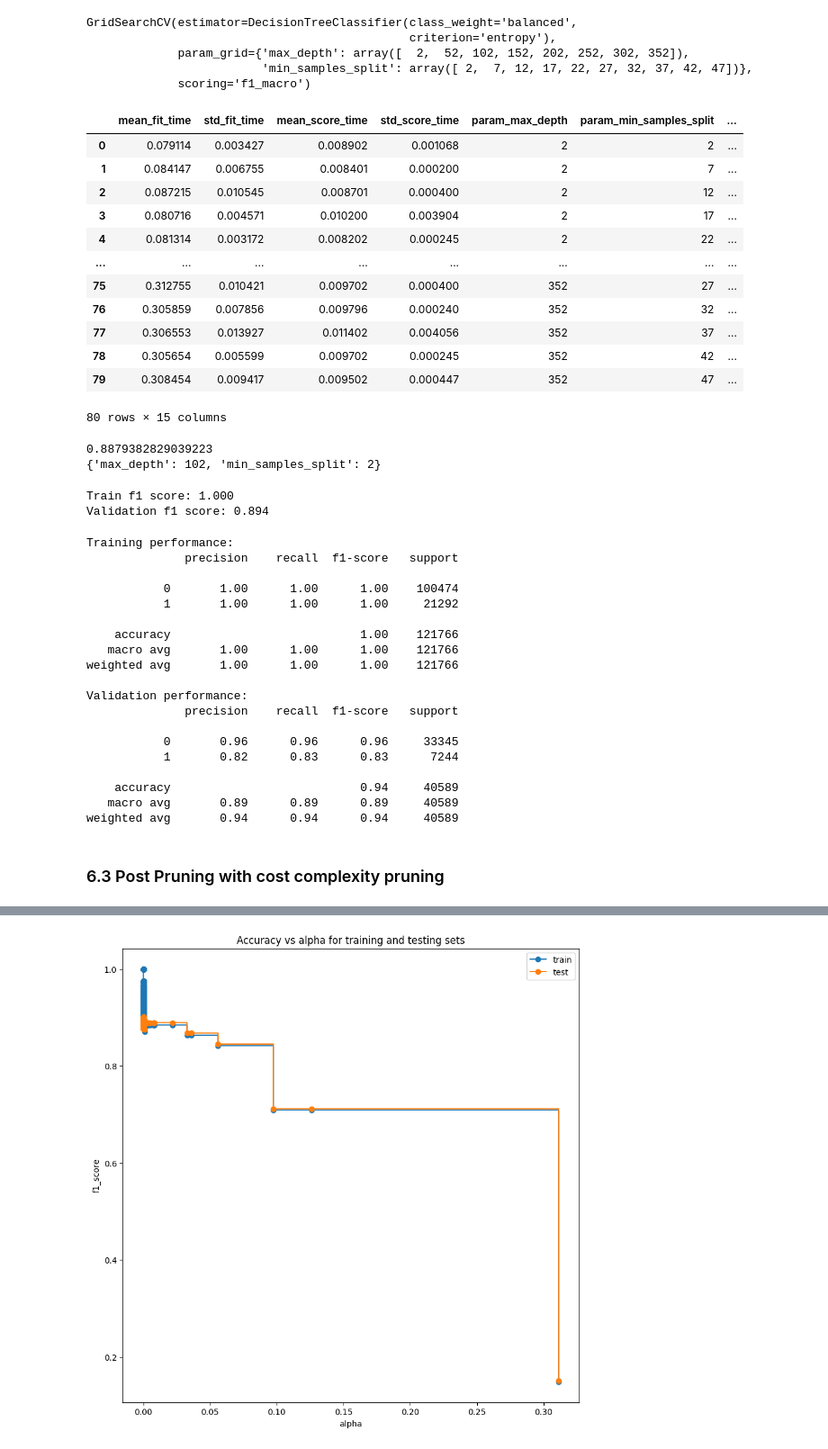
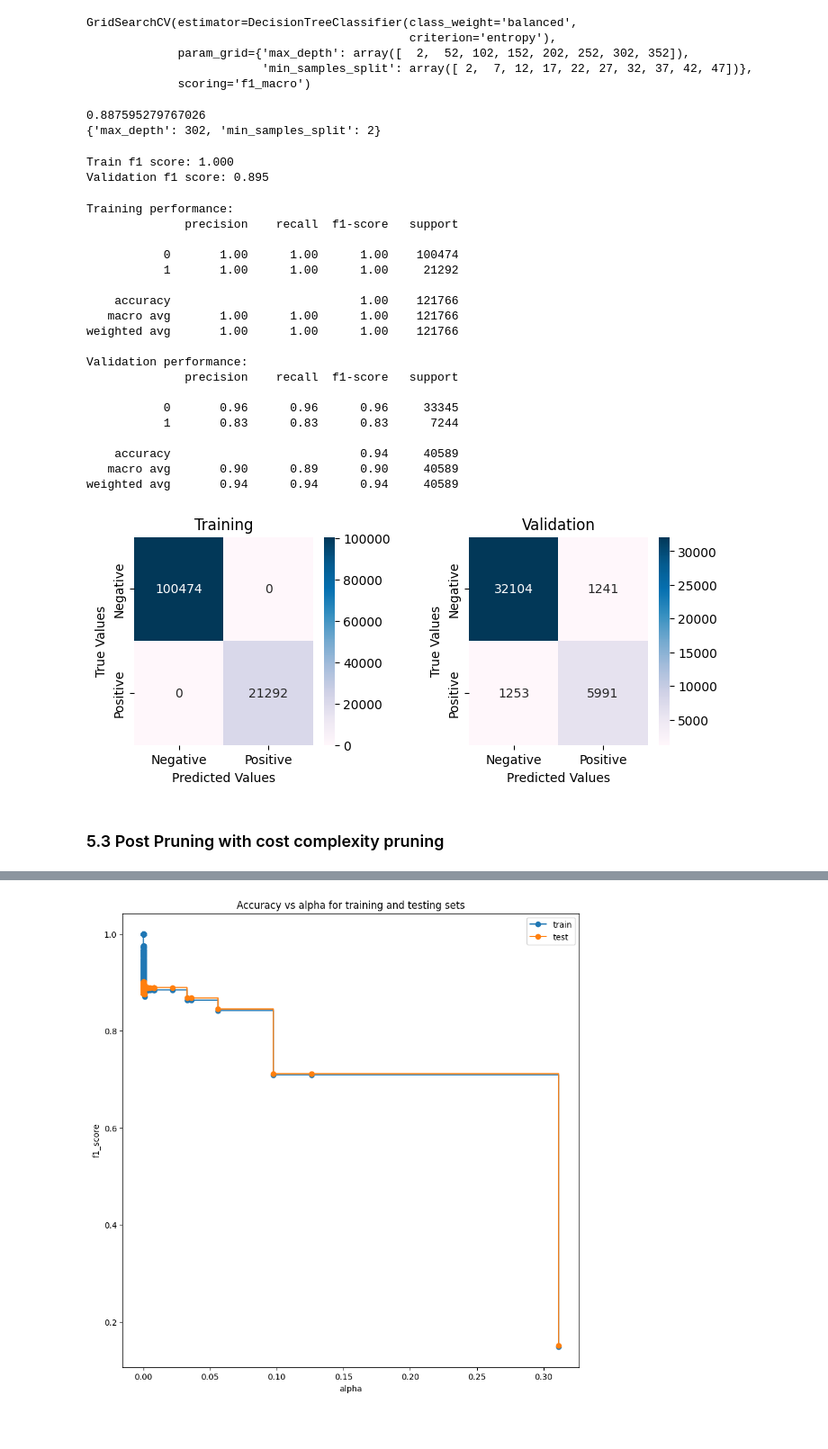
Before and after one commit to LocVu-Tim/COSC2753_A1_s3891483, a Jupyter notebook: notebooks/main.ipynb, the cells around one changed output, grey strips where cells are left out. Shown at 90% size. Saved outputs shown, nothing was run; the diff lists cells and outputs as text; code cells hidden in the pictures; blank space fills up the shorter version.

```diff
--- a/notebooks/main.ipynb
+++ b/notebooks/main.ipynb
@@ -957,46 +893,28 @@ GridSearchCV(estimator=DecisionTreeClassifier(class_weight='balanced',
              param_grid={'max_depth': array([  2,  52, 102, 152, 202, 252, 302, 352]),
                          'min_samples_split': array([ 2,  7, 12, 17, 22, 27, 32, 37, 42, 47])},
              scoring='f1_macro')
-# %%
-pd.DataFrame(Gridclf.cv_results_)
-# %% [output]
-|  | mean_fit_time | std_fit_time | mean_score_time | std_score_time | param_max_depth | param_min_samples_split | ... |
-| 0 | 0.079114 | 0.003427 | 0.008902 | 0.001068 | 2 | 2 | ... |
-| 1 | 0.084147 | 0.006755 | 0.008401 | 0.000200 | 2 | 7 | ... |
-| 2 | 0.087215 | 0.010545 | 0.008701 | 0.000400 | 2 | 12 | ... |
-| 3 | 0.080716 | 0.004571 | 0.010200 | 0.003904 | 2 | 17 | ... |
-| 4 | 0.081314 | 0.003172 | 0.008202 | 0.000245 | 2 | 22 | ... |
-| ... | ... | ... | ... | ... | ... | ... | ... |
-| 75 | 0.312755 | 0.010421 | 0.009702 | 0.000400 | 352 | 27 | ... |
-| 76 | 0.305859 | 0.007856 | 0.009796 | 0.000240 | 352 | 32 | ... |
-| 77 | 0.306553 | 0.013927 | 0.011402 | 0.004056 | 352 | 37 | ... |
-| 78 | 0.305654 | 0.005599 | 0.009702 | 0.000245 | 352 | 42 | ... |
-| 79 | 0.308454 | 0.009417 | 0.009502 | 0.000447 | 352 | 47 | ... |
-80 rows × 15 columns
 # %%
 print(Gridclf.best_score_)
 print(Gridclf.best_params_)
-
-clf_tree = Gridclf.best_estimator_
 # %% [output]
-0.8879382829039223
-{'max_depth': 102, 'min_samples_split': 2}
+0.887595279767026
+{'max_depth': 302, 'min_samples_split': 2}
 # %%
-train_acc, val_acc = get_acc_scores(clf_tree,train_X, train_y, val_X, val_y)
+train_acc, val_acc = get_acc_scores(Gridclf,train_X, train_y, val_X, val_y)
 print("Train f1 score: {:.3f}".format(train_acc))
 print("Validation f1 score: {:.3f}".format(val_acc))
 # %% [output]
 Train f1 score: 1.000
-Validation f1 score: 0.894
+Validation f1 score: 0.895
 # %%
-train_predictions = clf_tree.predict(train_X)
+train_predictions = Gridclf.predict(train_X)
 
 # Print the classification report for the training data
 print("Training performance:")
 print(classification_report(train_y, train_predictions))
 
 # Compute the validation predictions
-val_predictions = clf_tree.predict(val_X)
+val_predictions = Gridclf.predict(val_X)
 
 # Print the classification report for the validation data
 print("Validation performance:")
@@ -1016,13 +934,44 @@ Validation performance:
               precision    recall  f1-score   support
 
            0       0.96      0.96      0.96     33345
-           1       0.82      0.83      0.83      7244
+           1       0.83      0.83      0.83      7244
 
     accuracy                           0.94     40589
-   macro avg       0.89      0.89      0.89     40589
+   macro avg       0.90      0.89      0.90     40589
 weighted avg       0.94      0.94      0.94     40589
+# %%
+from sklearn.metrics import confusion_matrix
+
+# Compute confusion matrices
+train_cm = confusion_matrix(train_y, train_predictions)
+val_cm = confusion_matrix(val_y, val_predictions)
+
+# Plot confusion matrices
+fig, axis = plt.subplots(nrows=1, ncols=2, figsize=(8, 3))
+plt.subplots_adjust(wspace=0.5)
+
+# Training
+sns.heatmap(train_cm, annot=True, cmap="PuBu", fmt="g", ax=axis[0])
+axis[0].set_xlabel("Predicted Values")
+axis[0].set_ylabel("True Values")
+axis[0].set_title("Training")
+
+# Validation
+sns.heatmap(val_cm, annot=True, cmap="PuBu", fmt="g", ax=axis[1])
+axis[1].set_xlabel("Predicted Values")
+axis[1].set_ylabel("True Values")
+axis[1].set_title("Validation")
+
+# Set x-ticks and y-ticks for both plots
+for ax in axis:
+    ax.set_xticks([0.5, 1.5])
+    ax.set_xticklabels(["Negative", "Positive"])
+    ax.set_yticks([0.5, 1.5])
+    ax.set_yticklabels(["Negative", "Positive"])
+# %% [output]
+[figure, added]
 # %% [markdown]
-### 6.3 Post Pruning with cost complexity pruning
+### 5.3 Post Pruning with cost complexity pruning
 # %%
 clf_tree = Gridclf.best_estimator_
 path = clf_tree.cost_complexity_pruning_path(train_X, train_y)
```
Also changed, not shown: parts of 22 cells of this notebook.
